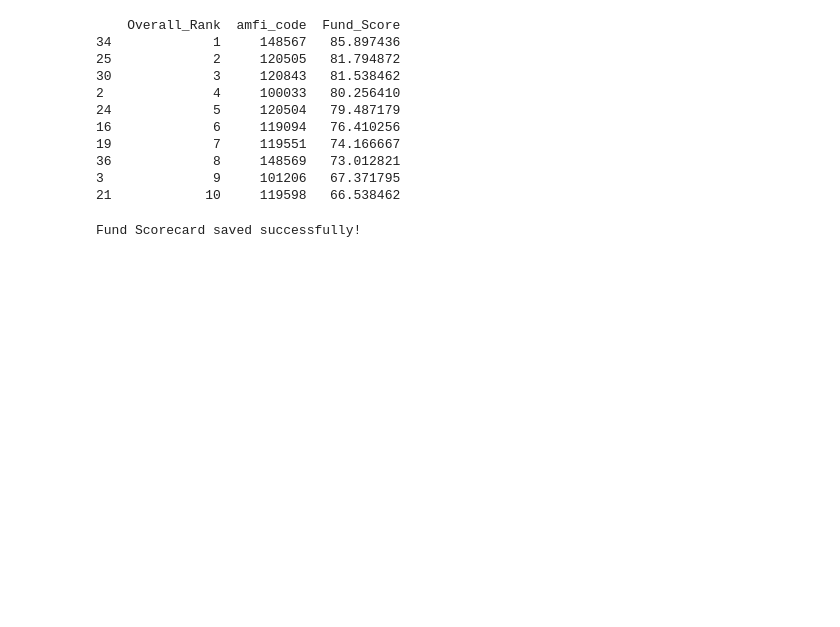
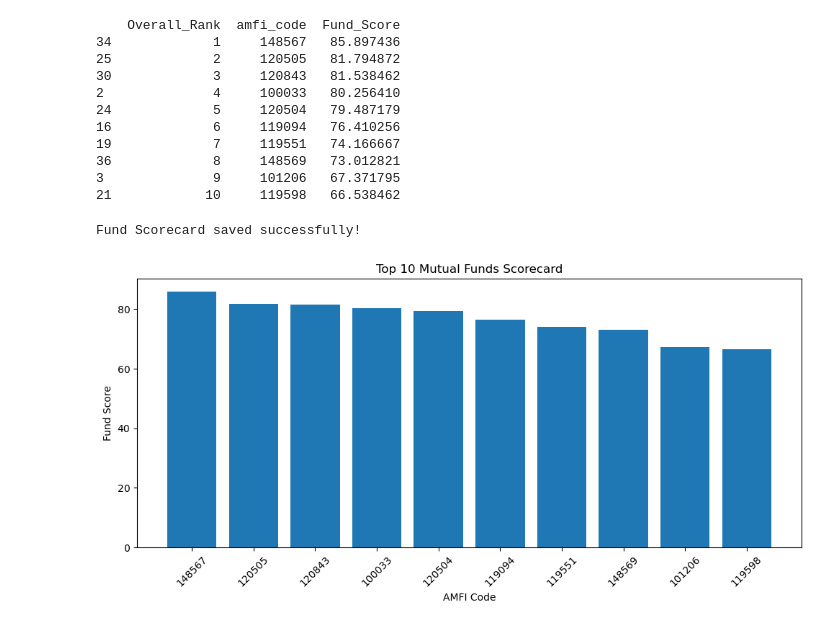
Before and after one commit to raj-ankur62/Mutual-Fund-Analytics, a Jupyter notebook: notebooks/Fund_Scorecard.ipynb, the cells around one changed output. Saved outputs shown, nothing was run; the diff lists cells and outputs as text; code cells hidden in the pictures; blank space fills up the shorter version.

```diff
--- a/notebooks/Fund_Scorecard.ipynb
+++ b/notebooks/Fund_Scorecard.ipynb
@@ -130,3 +130,28 @@ score.to_csv(
 print("Fund Scorecard saved successfully!")
 # %% [output]
 Fund Scorecard saved successfully!
+# %%
+top10 = score.head(10)
+
+plt.figure(figsize=(10,5))
+
+plt.bar(
+    top10["amfi_code"].astype(str),
+    top10["Fund_Score"]
+)
+
+plt.xticks(rotation=45)
+
+plt.xlabel("AMFI Code")
+
+plt.ylabel("Fund Score")
+
+plt.title("Top 10 Mutual Funds Scorecard")
+
+plt.tight_layout()
+
+plt.savefig("../reports/21_fund_scorecard.png")
+
+plt.show()
+# %% [output]
+[figure, added]
```
Also changed, not shown: parts of 1 cell of this notebook, 3 other files.
